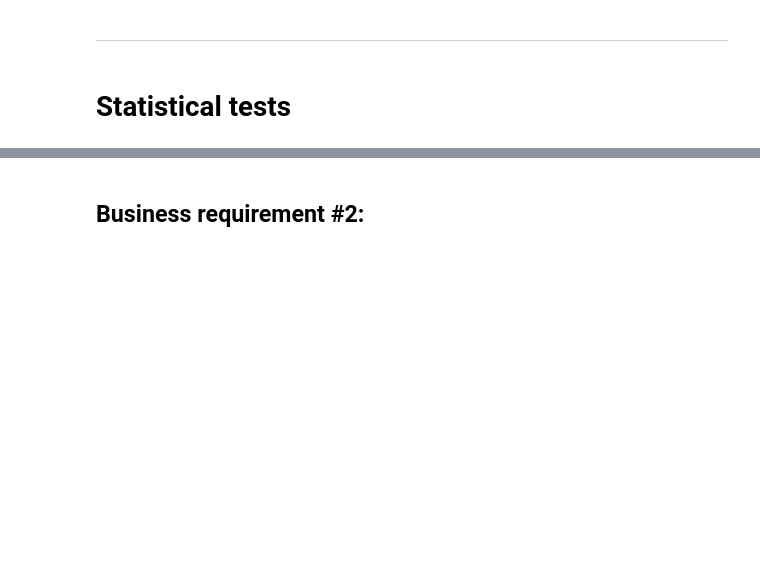
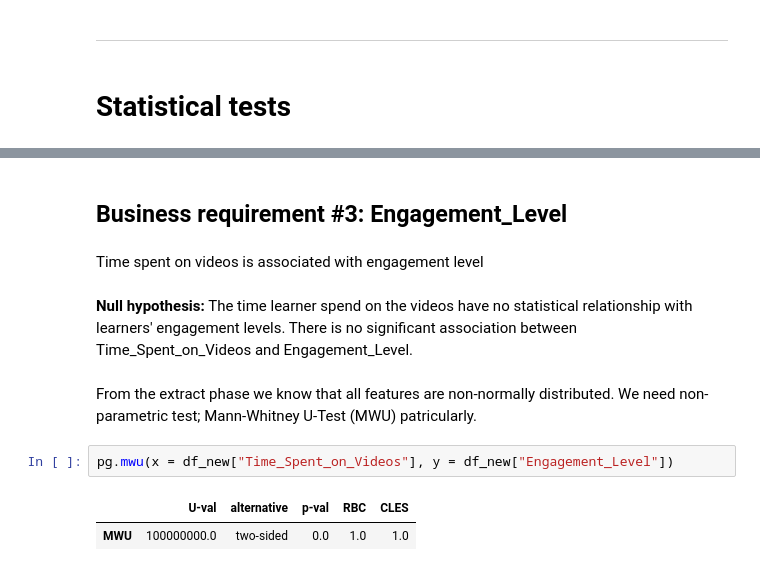
Before and after one commit to narendran-manoharan/synthetic_learning_behavior_analysis, a Jupyter notebook: project_work_jupyter_notebooks/synthetic_learning_behavior_analysis_transform.ipynb, the cells around one changed output, grey strips where cells are left out. Saved outputs shown, nothing was run; the diff lists cells and outputs as text; blank space fills up the shorter version.

Commit message:
Add statistical test.

```diff
--- a/project_work_jupyter_notebooks/synthetic_learning_behavior_analysis_transform.ipynb
+++ b/project_work_jupyter_notebooks/synthetic_learning_behavior_analysis_transform.ipynb
@@ -297,2 +341,13 @@ To deal with such challenges, we have statistical tests that dig deeper.
 # %% [markdown]
-## Business requirement #2:
+## Business requirement #3: Engagement_Level
+# %% [markdown]
+Time spent on videos is associated with engagement level
+# %% [markdown]
+**Null hypothesis:** The time learner spend on the videos have no statistical relationship with learners' engagement levels. There is no significant association between Time_Spent_on_Videos and Engagement_Level.
+# %% [markdown]
+From the extract phase we know that all features are non-normally distributed. We need non-parametric test; Mann-Whitney U-Test (MWU) patricularly.
+# %%
+pg.mwu(x = df_new["Time_Spent_on_Videos"], y = df_new["Engagement_Level"])
+# %% [output]
+|  | U-val | alternative | p-val | RBC | CLES |
+| MWU | 100000000.0 | two-sided | 0.0 | 1.0 | 1.0 |
```
Also changed, not shown: parts of 10 cells of this notebook.
